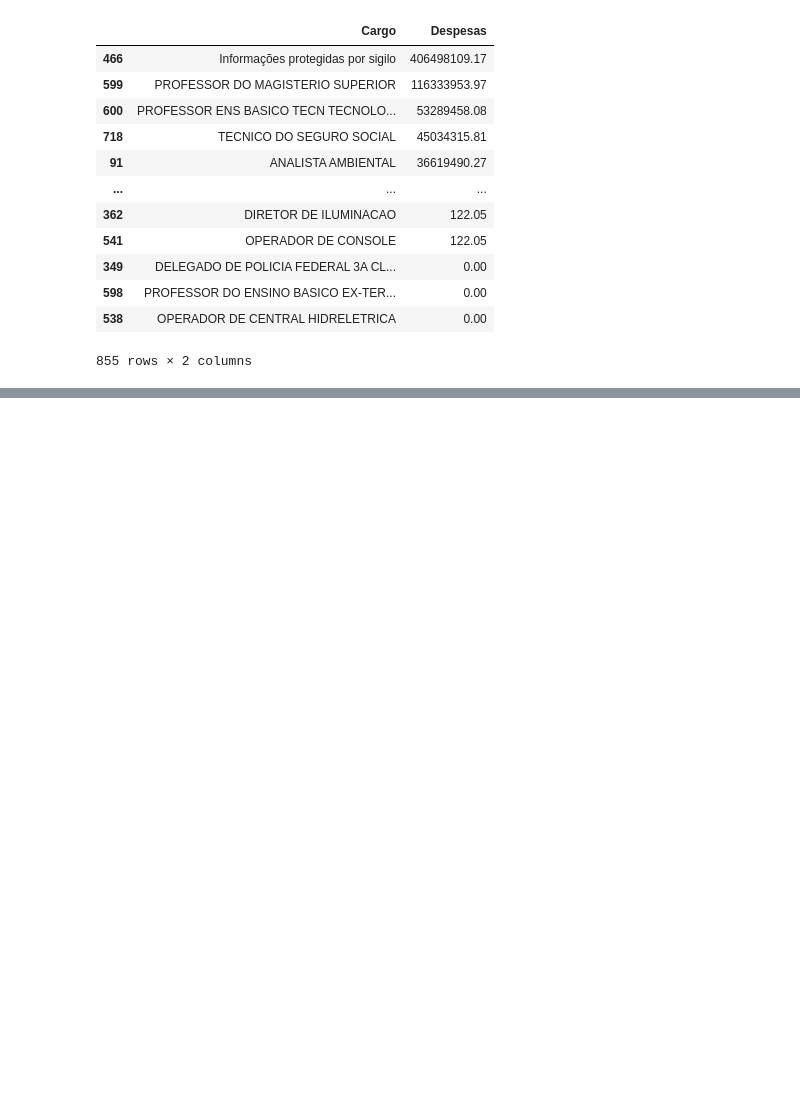
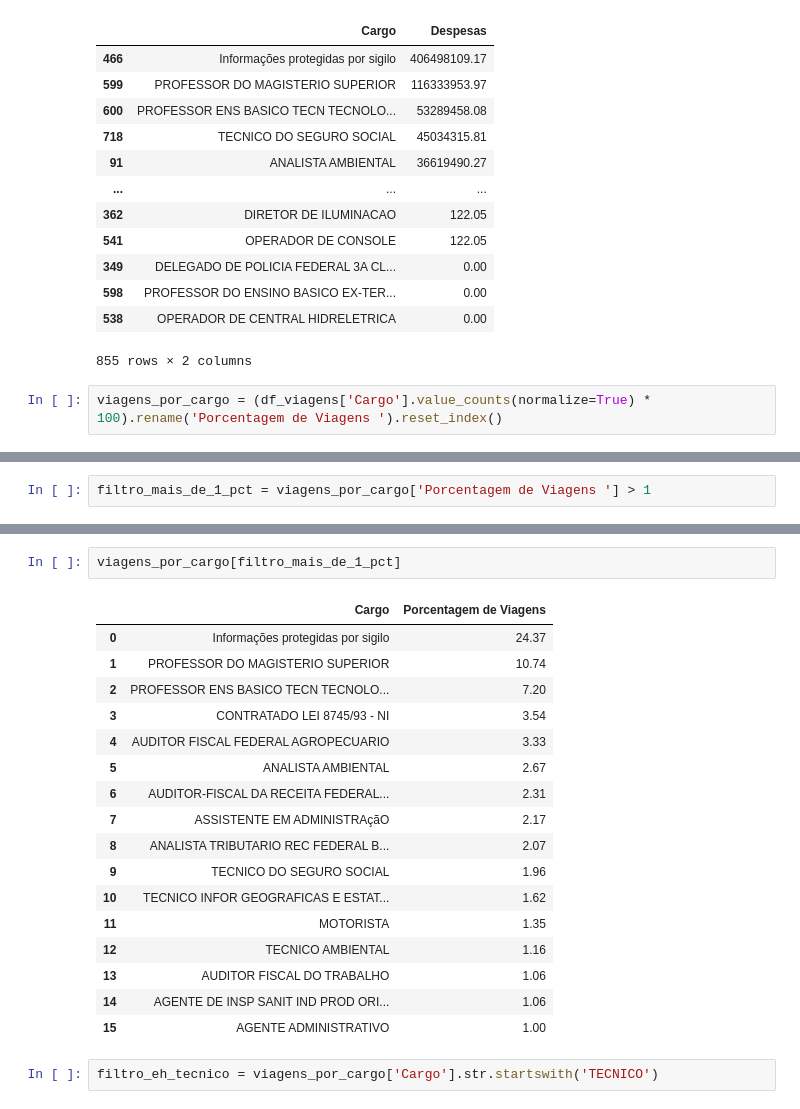
Before and after one commit to Murilo11/Analise-de-Dados-Portal-de-Transparencia, a Jupyter notebook: Analise_De_Dados_do_Portal_da_Transparencia.ipynb, the cells around one changed output, grey strips where cells are left out. Saved outputs shown, nothing was run; the diff lists cells and outputs as text; blank space fills up the shorter version.

Commit message:
Séries booleanas e filtros

```diff
--- a/Analise_De_Dados_do_Portal_da_Transparencia.ipynb
+++ b/Analise_De_Dados_do_Portal_da_Transparencia.ipynb
@@ -252,3 +252,5 @@ df_viagens.groupby('Cargo')['Despesas'].sum().reset_index().sort_values(by='Desp
 | 598 | PROFESSOR DO ENSINO BASICO EX-TER... | 0.00 |
 | 538 | OPERADOR DE CENTRAL HIDRELETRICA | 0.00 |
 855 rows × 2 columns
+# %%
+viagens_por_cargo = (df_viagens['Cargo'].value_counts(normalize=True) * 100).rename('Porcentagem de Viagens ').reset_index()
@@ -254,0 +259,2 @@ df_viagens.groupby('Cargo')['Despesas'].sum().reset_index().sort_values(by='Desp
+# %%
+filtro_mais_de_1_pct = viagens_por_cargo['Porcentagem de Viagens '] > 1
@@ -254,0 +277,22 @@ df_viagens.groupby('Cargo')['Despesas'].sum().reset_index().sort_values(by='Desp
+# %%
+viagens_por_cargo[filtro_mais_de_1_pct]
+# %% [output]
+|  | Cargo | Porcentagem de Viagens |
+| 0 | Informações protegidas por sigilo | 24.37 |
+| 1 | PROFESSOR DO MAGISTERIO SUPERIOR | 10.74 |
+| 2 | PROFESSOR ENS BASICO TECN TECNOLO... | 7.20 |
+| 3 | CONTRATADO LEI 8745/93 - NI | 3.54 |
+| 4 | AUDITOR FISCAL FEDERAL AGROPECUARIO | 3.33 |
+| 5 | ANALISTA AMBIENTAL | 2.67 |
+| 6 | AUDITOR-FISCAL DA RECEITA FEDERAL... | 2.31 |
+| 7 | ASSISTENTE EM ADMINISTRAçãO | 2.17 |
+| 8 | ANALISTA TRIBUTARIO REC FEDERAL B... | 2.07 |
+| 9 | TECNICO DO SEGURO SOCIAL | 1.96 |
+| 10 | TECNICO INFOR GEOGRAFICAS E ESTAT... | 1.62 |
+| 11 | MOTORISTA | 1.35 |
+| 12 | TECNICO AMBIENTAL | 1.16 |
+| 13 | AUDITOR FISCAL DO TRABALHO | 1.06 |
+| 14 | AGENTE DE INSP SANIT IND PROD ORI... | 1.06 |
+| 15 | AGENTE ADMINISTRATIVO | 1.00 |
+# %%
+filtro_eh_tecnico = viagens_por_cargo['Cargo'].str.startswith('TECNICO')
```
Also changed, not shown: parts of 13 cells of this notebook.
